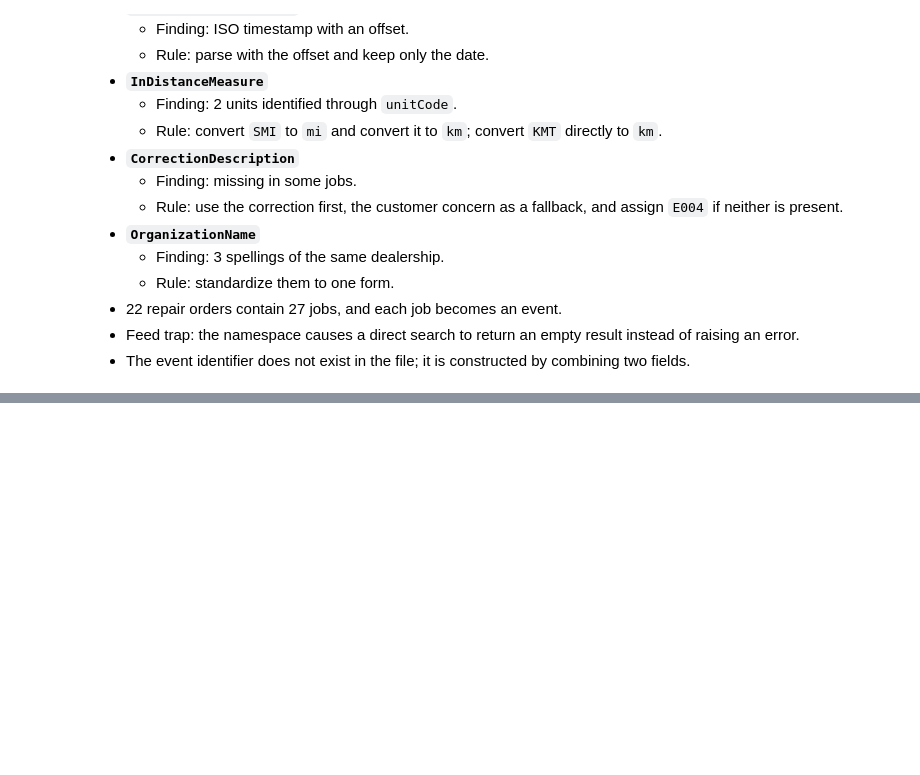
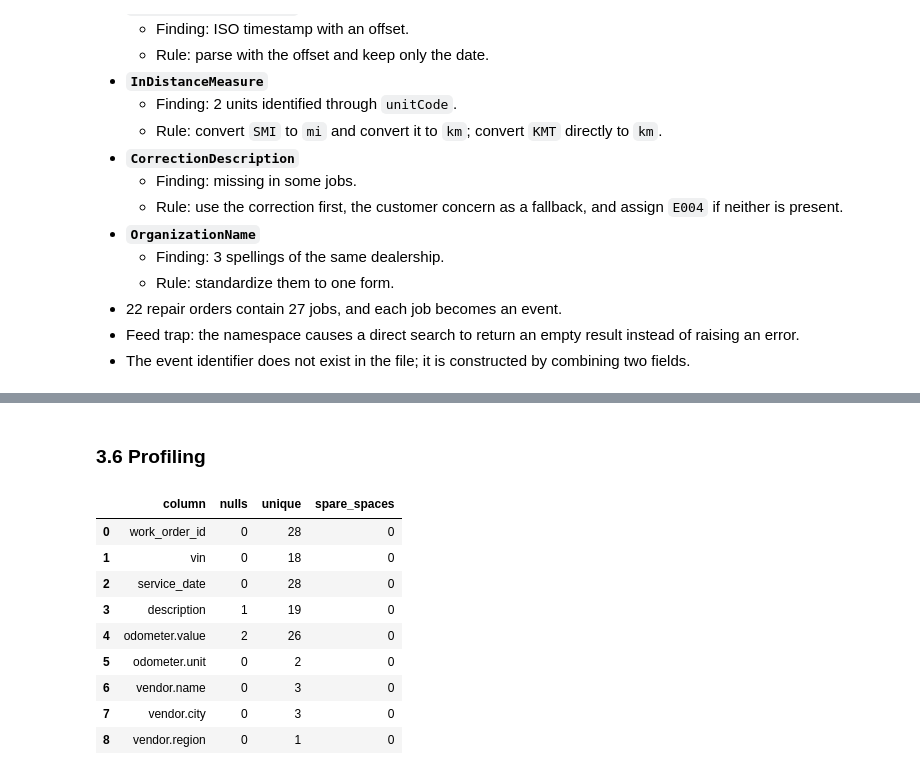
Before and after one commit to renteria-luis/automotive-data-mapper, a Jupyter notebook: notebooks/01_sources.ipynb, the cells around one changed output, grey strips where cells are left out. Cells and saved outputs as stored; diff of their text form; code cells hidden in the pictures; blank space fills up the shorter version.

Commit message:
feat: explore JSON data and document global findings

```diff
--- a/notebooks/01_sources.ipynb
+++ b/notebooks/01_sources.ipynb
@@ -652,0 +659,11 @@ Hierarchy: `correction` -> `concern` -> `E004`
+# %%
+import json
+
+with open(FLEET_C, encoding='utf-8') as f:
+    fleet_c_doc = json.load(f)
+
+for key, value in fleet_c_doc.items():
+    size = len(value) if isinstance(value, (list, dict)) else value
+    print(f'{key:10} {type(value).__name__:6} {size}')
+
+print(f"\nmeta values: {fleet_c_doc['meta']}")
@@ -652,0 +715,3 @@ Hierarchy: `correction` -> `concern` -> `E004`
+# %%
+fleet_c_raw = pd.json_normalize(fleet_c_doc["records"]) # sep='.' per default
+fleet_c_raw.head(2)
@@ -652,0 +727,24 @@ Hierarchy: `correction` -> `concern` -> `E004`
+# %%
+FLEET_C_MAP: dict[str, str | None] = {
+    'work_order_id': 'source_record_id',
+    'vin': 'vin',
+    'plate': None,
+    'service_date': 'event_date',
+    'description': 'raw_description',
+    'invoice_total_cad': None,
+    'cost_centre': None,
+    'odometer.value': 'odometer_km',
+    'odometer.unit': 'odometer_source_unit',
+    'vendor.id': None,
+    'vendor.name': 'provider_name',
+    'vendor.city': 'provider_city',
+    'vendor.region': 'provider_province',
+}
+
+assert set(FLEET_C_MAP) == set(fleet_c_raw.columns), 'mapping dictionary and table do not match'
+
+mapped_c = [c for c, f in FLEET_C_MAP.items() if f is not None]
+unmapped_c = [c for c, f in FLEET_C_MAP.items() if f is None]
+
+print(f'{len(mapped_c)} mapped | {len(unmapped_c)} without destination | coverage {len(mapped_c) / len(FLEET_C_MAP):.0%}')
+print('without destination (E010):', unmapped_c, 'plus the entire meta block')
@@ -652,0 +776,15 @@ Hierarchy: `correction` -> `concern` -> `E004`
+# %% [markdown]
+### 3.6 Profiling
+# %%
+profile(fleet_c_raw, mapped_c)
+# %% [output]
+|  | column | nulls | unique | spare_spaces |
+| 0 | work_order_id | 0 | 28 | 0 |
+| 1 | vin | 0 | 18 | 0 |
+| 2 | service_date | 0 | 28 | 0 |
+| 3 | description | 1 | 19 | 0 |
+| 4 | odometer.value | 2 | 26 | 0 |
+| 5 | odometer.unit | 0 | 2 | 0 |
+| 6 | vendor.name | 0 | 3 | 0 |
+| 7 | vendor.city | 0 | 3 | 0 |
+| 8 | vendor.region | 0 | 1 | 0 |
```
Also changed, not shown: parts of 16 cells of this notebook.
